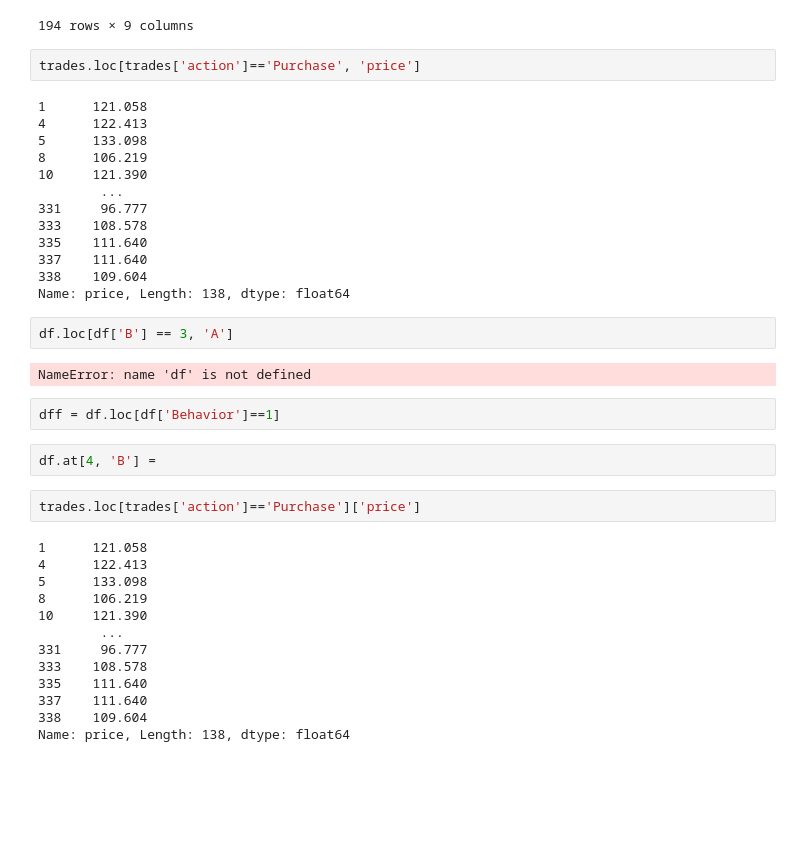
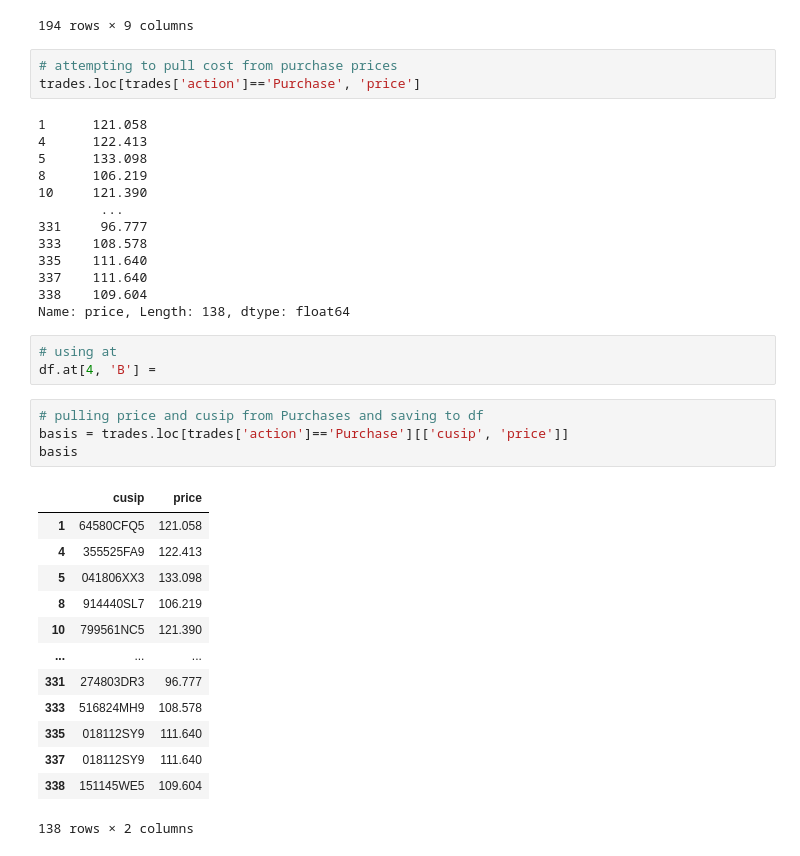
Before and after one commit to albertopuentes/small-side-projects, a Jupyter notebook: Sample_Trade_History_Monitor.ipynb, the cells around one changed output. Drawn from its saved outputs; the diff is of its cells as text; blank space fills up the shorter version.

```diff
--- a/Sample_Trade_History_Monitor.ipynb
+++ b/Sample_Trade_History_Monitor.ipynb
@@ -263,6 +265,7 @@ x
 | 354 | Sale | 151145WE5 | CELINA TX SCH DIST GEN OBLIG 3.00... | 2021-08-10 | 2021-07-28 | 109.260 | 500.0 | 2021-07-28 | ... |
 194 rows × 9 columns
 # %%
+# attempting to pull cost from purchase prices
 trades.loc[trades['action']=='Purchase', 'price']
 # %% [output]
 1      121.058
@@ -277,26 +280,24 @@ trades.loc[trades['action']=='Purchase', 'price']
 337    111.640
 338    109.604
 Name: price, Length: 138, dtype: float64
-# %%
-df.loc[df['B'] == 3, 'A']
-# %% [output]
-NameError: name 'df' is not defined
-# %%
-dff = df.loc[df['Behavior']==1]
 # %%
+# using at
 df.at[4, 'B'] =
-# %%
-trades.loc[trades['action']=='Purchase']['price']
-# %% [output]
-1      121.058
-4      122.413
-5      133.098
-8      106.219
-10     121.390
-        ...
-331     96.777
-333    108.578
-335    111.640
-337    111.640
-338    109.604
-Name: price, Length: 138, dtype: float64
+# %%
+# pulling price and cusip from Purchases and saving to df
+basis = trades.loc[trades['action']=='Purchase'][['cusip', 'price']]
+basis
+# %% [output]
+|  | cusip | price |
+| 1 | 64580CFQ5 | 121.058 |
+| 4 | 355525FA9 | 122.413 |
+| 5 | 041806XX3 | 133.098 |
+| 8 | 914440SL7 | 106.219 |
+| 10 | 799561NC5 | 121.390 |
+| ... | ... | ... |
+| 331 | 274803DR3 | 96.777 |
+| 333 | 516824MH9 | 108.578 |
+| 335 | 018112SY9 | 111.640 |
+| 337 | 018112SY9 | 111.640 |
+| 338 | 151145WE5 | 109.604 |
+138 rows × 2 columns
```
Also changed, not shown: parts of 5 cells of this notebook.
